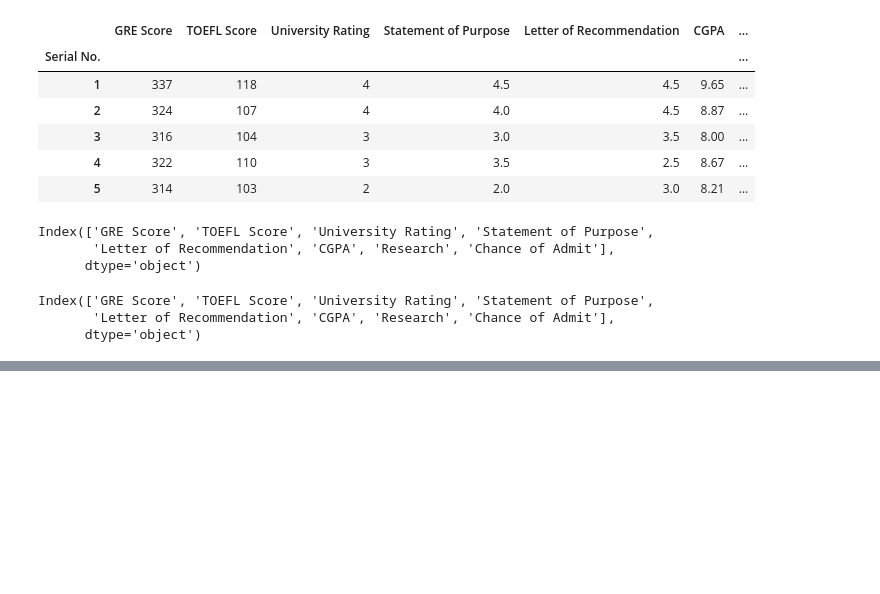
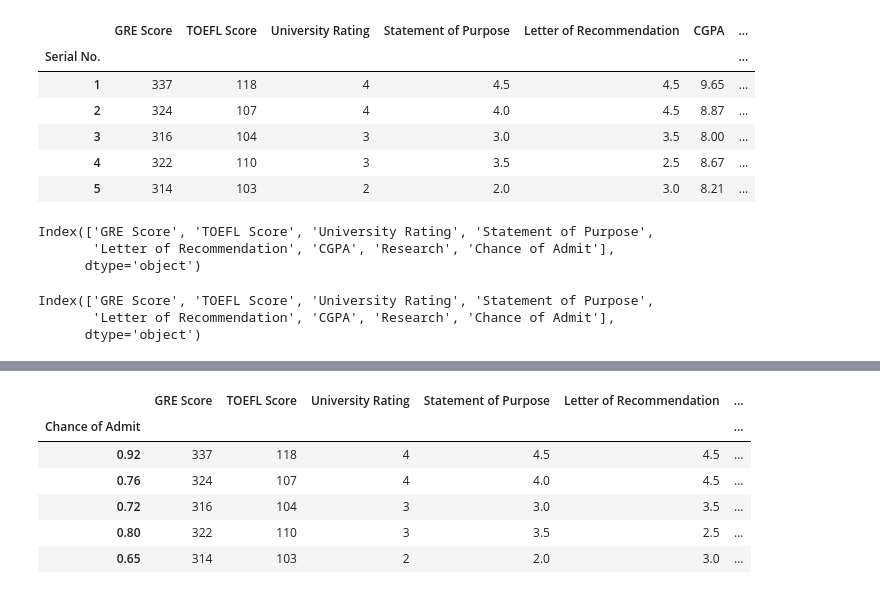
Before and after one commit to sparshjaincs/Data-Sciecne-Journey, a Jupyter notebook: Pandas/DataFrame Indexing and Loading.ipynb, the cells around one changed output, grey strips where cells are left out. Saved outputs shown, nothing was run; the diff lists cells and outputs as text; code cells hidden in the pictures; blank space fills up the shorter version.

```diff
--- a/Pandas/DataFrame Indexing and Loading.ipynb
+++ b/Pandas/DataFrame Indexing and Loading.ipynb
@@ -140,0 +151,14 @@ Index(['GRE Score', 'TOEFL Score', 'University Rating', 'Statement of Purpose',
+# %%
+# Right now our index is Serial No. but suppose we want another index instead of serail no.
+# In pandas there is a methods called set_index() which enable us to perform the operation
+# But always keep in mind that set_index is kind of a destructive process
+# that means it doesn't keep the current index.
+# If you want to keep it for future convinience, you need to manually create a
+# new column and copy into the values
+# let's see how we do that
+
+df["Serial Number"] = df.index
+
+# Creating new column and assigning new index to that
+
+df.head()
@@ -140,0 +173,14 @@ Index(['GRE Score', 'TOEFL Score', 'University Rating', 'Statement of Purpose',
+# %%
+# now seeting another column as a index instead of serial no.
+
+df = df.set_index("Chance of Admit")
+# %%
+df.head()
+# %% [output]
+|  | GRE Score | TOEFL Score | University Rating | Statement of Purpose | Letter of Recommendation | ... |
+| Chance of Admit |  |  |  |  |  | ... |
+| 0.92 | 337 | 118 | 4 | 4.5 | 4.5 | ... |
+| 0.76 | 324 | 107 | 4 | 4.0 | 4.5 | ... |
+| 0.72 | 316 | 104 | 3 | 3.0 | 3.5 | ... |
+| 0.80 | 322 | 110 | 3 | 3.5 | 2.5 | ... |
+| 0.65 | 314 | 103 | 2 | 2.0 | 3.0 | ... |
```
Also changed, not shown: parts of 12 cells of this notebook, 1 other file.
